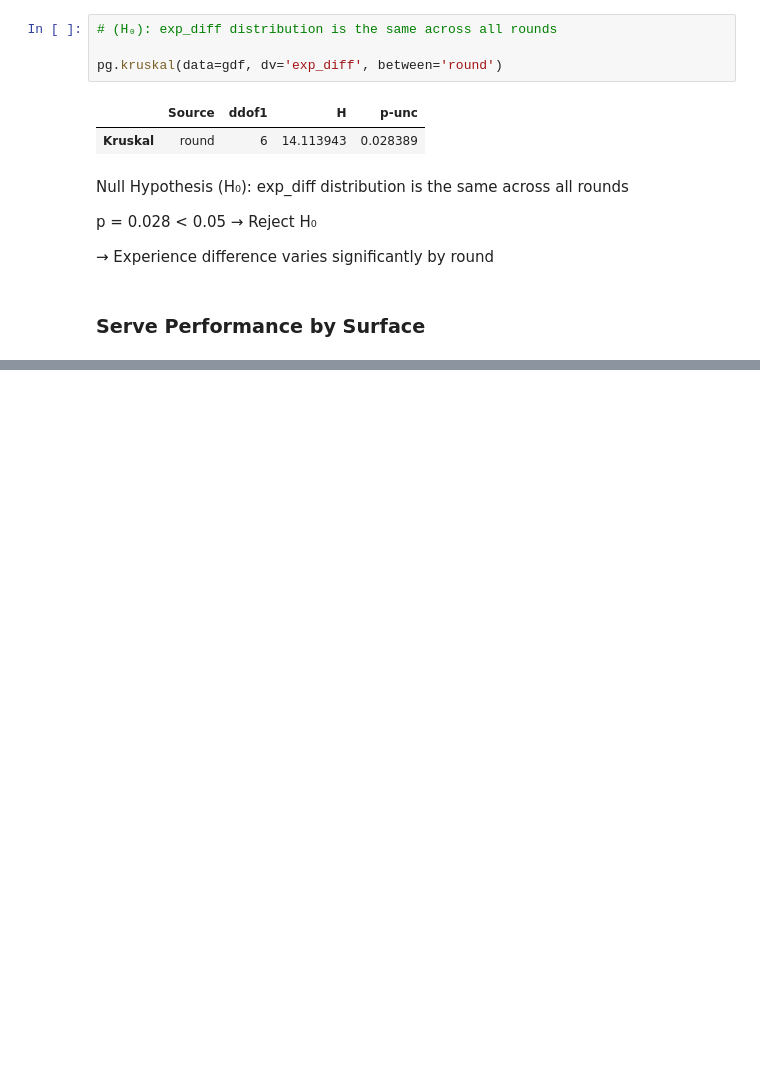
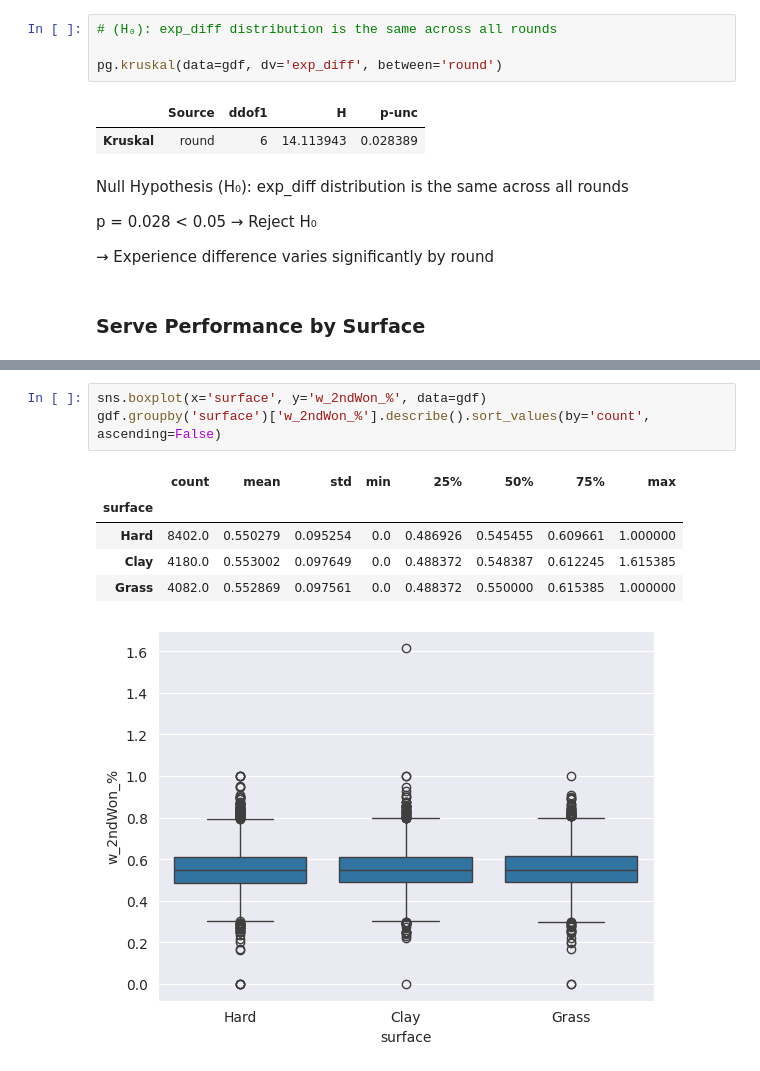
Before and after one commit to Tesserxt/ATP-Tennis, a Jupyter notebook: Notebooks/02_feature_engineering_eda.ipynb, the cells around one changed output, grey strips where cells are left out. Cells and saved outputs as stored; diff of their text form; blank space fills up the shorter version.

```diff
--- a/Notebooks/02_feature_engineering_eda.ipynb
+++ b/Notebooks/02_feature_engineering_eda.ipynb
@@ -294,0 +311,10 @@ gdf.head()
+# %%
+sns.boxplot(x='surface', y='w_2ndWon_%', data=gdf)
+gdf.groupby('surface')['w_2ndWon_%'].describe().sort_values(by='count', ascending=False)
+# %% [output]
+|  | count | mean | std | min | 25% | 50% | 75% | max |
+| surface |  |  |  |  |  |  |  |  |
+| Hard | 8402.0 | 0.550279 | 0.095254 | 0.0 | 0.486926 | 0.545455 | 0.609661 | 1.000000 |
+| Clay | 4180.0 | 0.553002 | 0.097649 | 0.0 | 0.488372 | 0.548387 | 0.612245 | 1.615385 |
+| Grass | 4082.0 | 0.552869 | 0.097561 | 0.0 | 0.488372 | 0.550000 | 0.615385 | 1.000000 |
+[figure, added]
```
Also changed, not shown: parts of 5 cells of this notebook.
